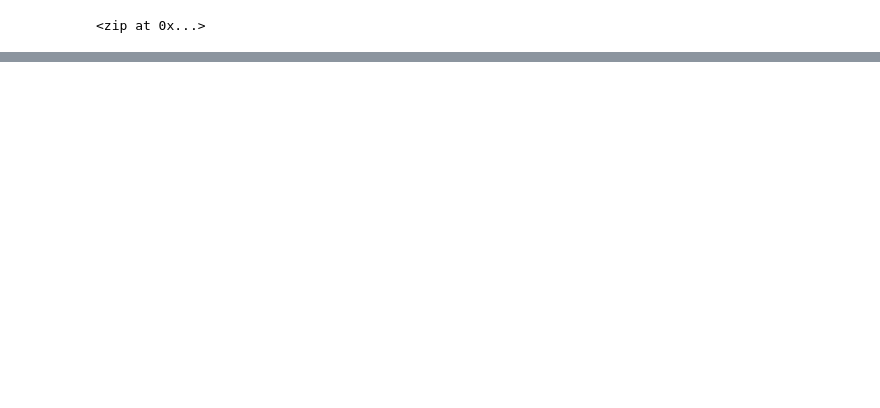
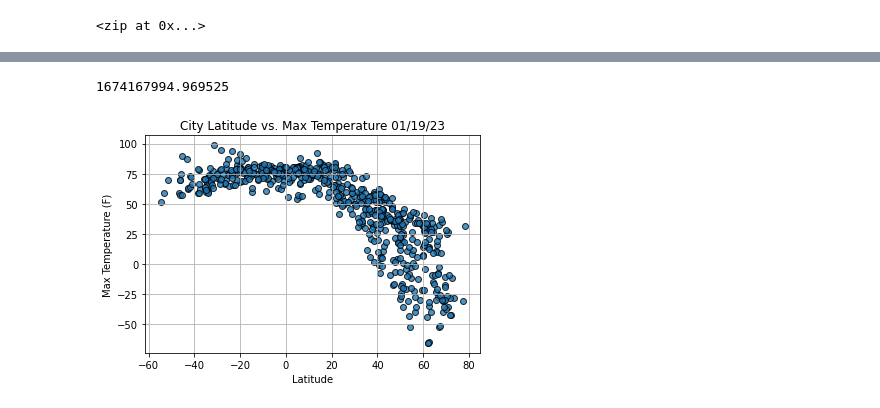
Before and after one commit to jaime-mclean/World_Weather_Analysis, a Jupyter notebook: WeatherPy.ipynb, the cells around one changed output, grey strips where cells are left out. Saved outputs shown, nothing was run; the diff lists cells and outputs as text; code cells hidden in the pictures; blank space fills up the shorter version.

```diff
--- a/WeatherPy.ipynb
+++ b/WeatherPy.ipynb
@@ -10,8 +11,8 @@ from citipy import citipy
 from config import weather_api_key
 # %%
 # Create a set of random latitude and longitude combinations.
-lats = np.random.uniform(low=-90.000, high=90.000, size=30)
-lngs = np.random.uniform(low=-180.000, high=180.000, size=30)
+lats = np.random.uniform(low=-90.000, high=90.000, size=1500)
+lngs = np.random.uniform(low=-180.000, high=180.000, size=1500)
 lat_lngs = zip(lats, lngs)
 lat_lngs
 # %% [output]
@@ -126,0 +128,4 @@ len(city_data)
+# %%
+# Convert the array of dictionaries to a Pandas DataFrame.
+city_data_df = pd.DataFrame(city_data)
+city_data_df.head(10)
@@ -126,0 +144,5 @@ len(city_data)
+# %%
+# reorder the columns
+new_column_order = ['City', 'Country', 'Date', 'Lat', 'Lng', 'Max Temp', 'Humidity', 'Cloudiness', 'Wind Speed']
+city_data_df = city_data_df[new_column_order]
+city_data_df.head()
@@ -126,0 +161,38 @@ len(city_data)
+# %%
+# Extract relevant fields from the DataFrame for plotting.
+lats = city_data_df["Lat"]
+max_temps = city_data_df["Max Temp"]
+humidity = city_data_df["Humidity"]
+cloudiness = city_data_df["Cloudiness"]
+wind_speed = city_data_df["Wind Speed"]
+# %%
+# Import the time module.
+import time
+# Get today's date in seconds.
+today = time.time()
+today
+# %% [output]
+1674167994.969525
+# %%
+# Import time module
+import time
+
+# Build the scatter plot for latitude vs. max temperature.
+plt.scatter(lats,
+            max_temps,
+            edgecolor="black", linewidths=1, marker="o",
+            alpha=0.8, label="Cities")
+
+# Incorporate the other graph properties.
+plt.title(f"City Latitude vs. Max Temperature "+ time.strftime("%x"))
+plt.ylabel("Max Temperature (F)")
+plt.xlabel("Latitude")
+plt.grid(True)
+
+# Save the figure.
+plt.savefig("weather_data/Fig1.png")
+
+# Show plot.
+plt.show()
+# %% [output]
+[figure, added]
```
Also changed, not shown: parts of 10 cells of this notebook, 3 other files.
